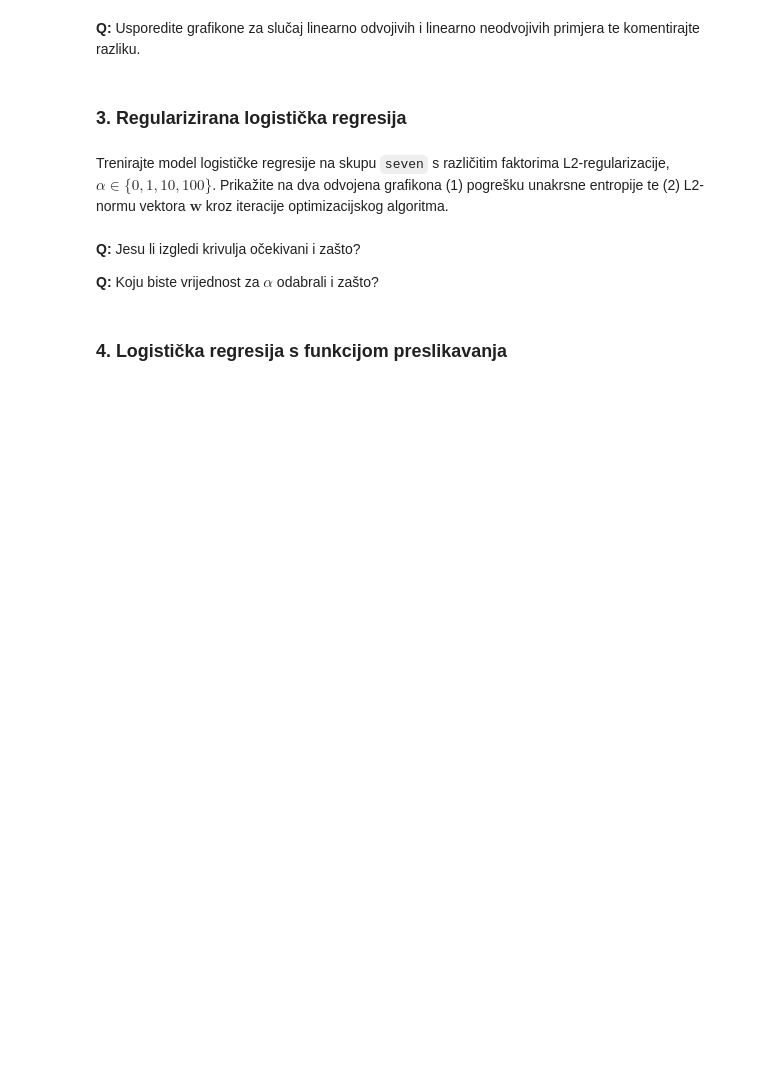
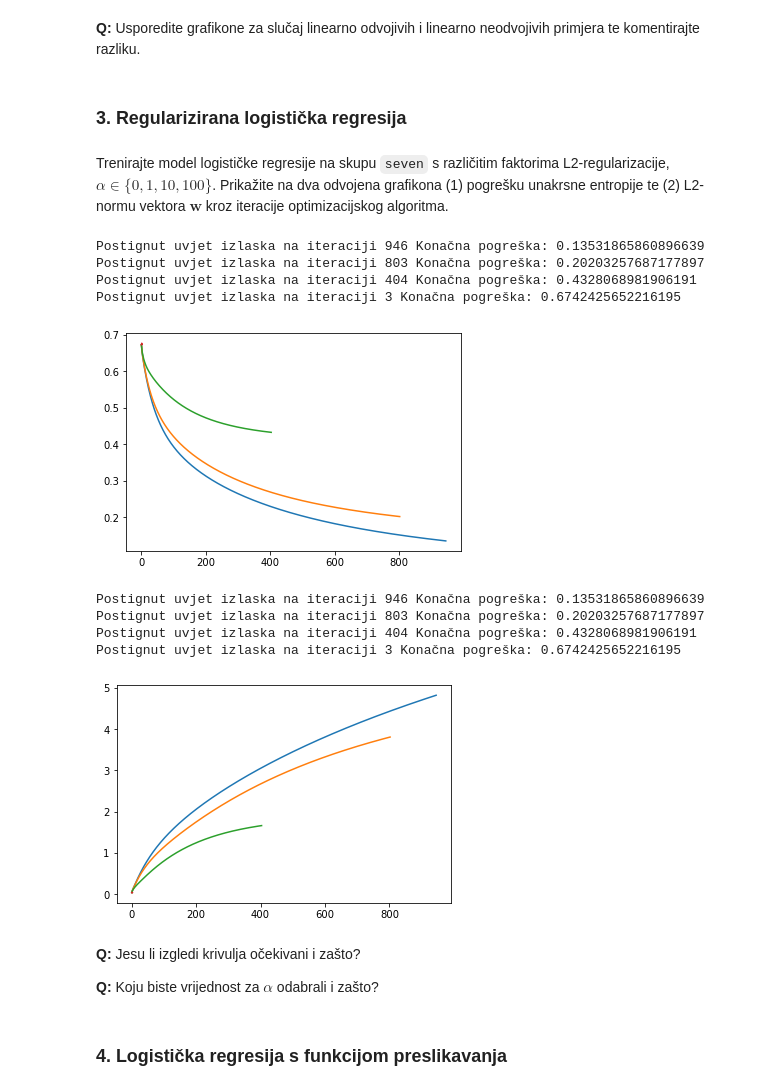
Before and after one commit to filipangel/SU, a Jupyter notebook: SU1-2021-06-07-LR.ipynb, the cells around one changed output. Saved outputs shown, nothing was run; the diff lists cells and outputs as text; code cells hidden in the pictures; blank space fills up the shorter version.

```diff
--- a/SU1-2021-06-07-LR.ipynb
+++ b/SU1-2021-06-07-LR.ipynb
@@ -135,7 +135,9 @@ def lr_train(X, y, eta=0.01, max_iter=2000, alpha=0, epsilon=0.0001, trace=False
         for i in range(0, N):
             h = lr_h(phi[i], w)
             dw -= (h - y[i]) * phi[i]
-        w_new = w + eta * dw
+        w_new = np.zeros(n+1)
+        w_new[0] = w[0] + eta*dw[0]
+        w_new[1:] = w[1:]*(1-eta*alpha) + eta*dw[1:]
         if(abs(cross_entropy_error(phi,y,w) - cross_entropy_error(phi,y,w_new)) < epsilon):
             print('Postignut uvjet izlaska na iteraciji',iter,'Konačna pogreška:', cross_entropy_error(phi,y,w))
             if(trace):
@@ -328,3 +328,43 @@ from numpy.linalg import norm
+# %%
+# Vaš kôd ovdje
+alphas = [0, 1, 10, 100]
+for alpha in alphas:
+    w_final, w_history = lr_train(seven_X, seven_y, alpha=alpha, trace=True)
+    n = len(w_history)
+    N = len(seven_X)
+    c_e_error = np.zeros(n)
+
+    i = 0
+    for w in w_history:
+        c_e_error[i] = cross_entropy_error(seven_X, seven_y, w)
+        i += 1
+    n = np.arange(0, n, 1)
+    plt.plot(n, c_e_error)
+plt.show()
+
+for alpha in alphas:
+    w_final, w_history = lr_train(seven_X, seven_y, alpha=alpha, trace=True)
+    n = len(w_history)
+    N = len(seven_X)
+    i = 0
+    norms = np.zeros(n)
+    for w in w_history:
+        norms[i]=norm(w)
+        i+=1
+    n = np.arange(0,n,1)
+    plt.plot(n,norms)
+plt.show()
+# %% [output]
+Postignut uvjet izlaska na iteraciji 946 Konačna pogreška: 0.13531865860896639
+Postignut uvjet izlaska na iteraciji 803 Konačna pogreška: 0.20203257687177897
+Postignut uvjet izlaska na iteraciji 404 Konačna pogreška: 0.4328068981906191
+Postignut uvjet izlaska na iteraciji 3 Konačna pogreška: 0.6742425652216195
+[figure, added]
+Postignut uvjet izlaska na iteraciji 946 Konačna pogreška: 0.13531865860896639
+Postignut uvjet izlaska na iteraciji 803 Konačna pogreška: 0.20203257687177897
+Postignut uvjet izlaska na iteraciji 404 Konačna pogreška: 0.4328068981906191
+Postignut uvjet izlaska na iteraciji 3 Konačna pogreška: 0.6742425652216195
+[figure, added]
 # %% [markdown]
 **Q:** Jesu li izgledi krivulja očekivani i zašto?
 
```
Also changed, not shown: parts of 3 cells of this notebook.
